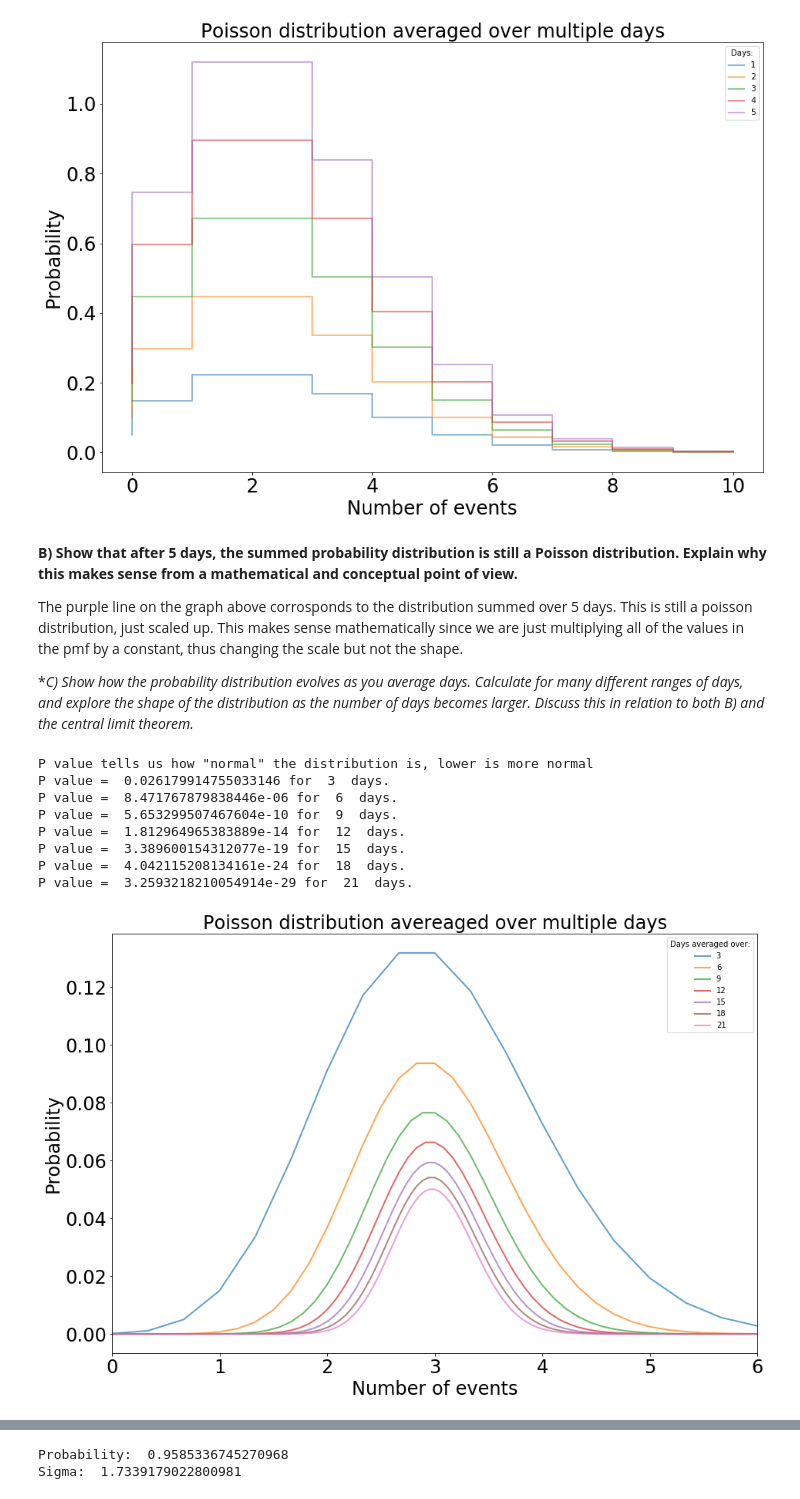
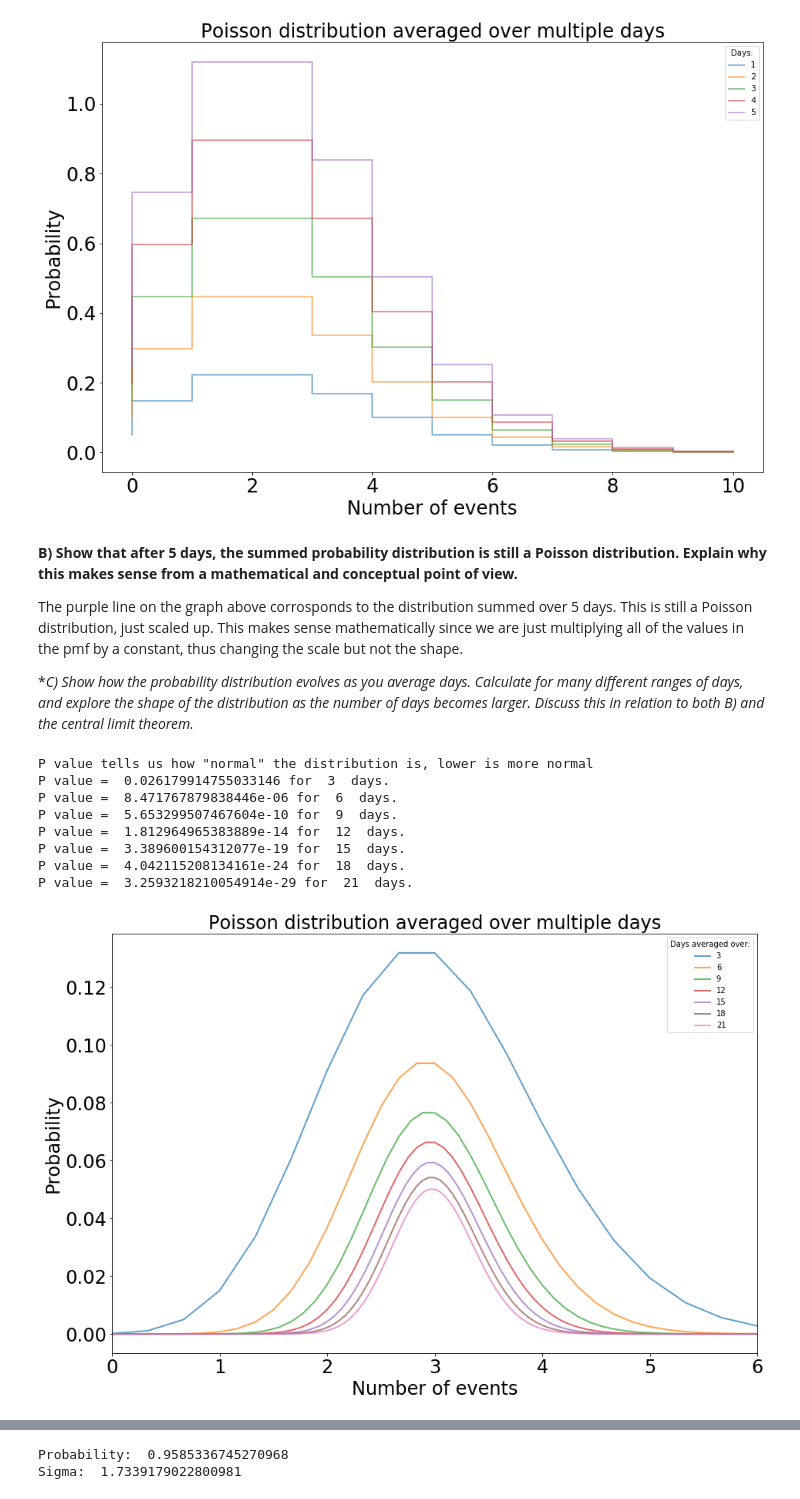
Before and after one commit to nsyochum/Physics-434, a Jupyter notebook: Lab_2/Lab_2.ipynb, the cells around one changed output, grey strips where cells are left out. Drawn from its saved outputs; the diff is of its cells as text; code cells hidden in the pictures.

```diff
--- a/Lab_2/Lab_2.ipynb
+++ b/Lab_2/Lab_2.ipynb
@@ -46,7 +46,7 @@ plt.show()
 # %% [markdown]
 **B)  Show that after 5 days, the summed probability distribution is still a Poisson distribution. Explain why this makes sense from a mathematical and conceptual point of view.**
 
-The purple line on the graph above corrosponds to the distribution summed over 5 days.  This is still a poisson distribution, just scaled up.  This makes sense mathematically since we are just multiplying all of the values in the pmf by a constant, thus changing the scale but not the shape.
+The purple line on the graph above corrosponds to the distribution summed over 5 days.  This is still a Poisson distribution, just scaled up.  This makes sense mathematically since we are just multiplying all of the values in the pmf by a constant, thus changing the scale but not the shape.
 
 **C) Show how the probability distribution evolves as you *average days. Calculate for many different ranges of days, and explore the shape of the distribution as the number of days becomes larger. Discuss this in relation to both B) and the central limit theorem.**
 # %%
@@ -57,33 +57,33 @@ maxDays = 22
 value = 20
 x = np.linspace(0,10,11)
 distribution = stats.poisson.pmf(x, average, loc=0)
 ave = distribution
 
 print("P value tells us how \"normal\" the distribution is, lower is more normal")
 
 for day in range(1,maxDays):
     x = np.linspace(0,10,ave.size)
     if day % 3 == 0:
         ax.plot(x, ave, linewidth=2, alpha=0.7, label=day)
         a, b =stats.normaltest(ave)
         print("P value = ",b, "for ",day," days.")
     ave = np.convolve(distribution,ave)
 
 plt.tick_params(labelsize = 24)
 plt.legend(title="Days averaged over:")
 plt.xlim([0,6])
-plt.title("Poisson distribution avereaged over multiple days", fontsize=24)
+plt.title("Poisson distribution averaged over multiple days", fontsize=24)
 plt.ylabel("Probability", fontsize=24)
 plt.xlabel("Number of events", fontsize=24)
 plt.show()
 # %% [output]
 P value tells us how "normal" the distribution is, lower is more normal
 P value =  0.026179914755033146 for  3  days.
 P value =  8.471767879838446e-06 for  6  days.
 P value =  5.653299507467604e-10 for  9  days.
 P value =  1.812964965383889e-14 for  12  days.
 P value =  3.389600154312077e-19 for  15  days.
 P value =  4.042115208134161e-24 for  18  days.
 P value =  3.2593218210054914e-29 for  21  days.
-[figure, old version]
+[figure, new version]
 # %% [markdown]
```
Also changed, not shown: parts of 4 cells of this notebook, 1 other file.
